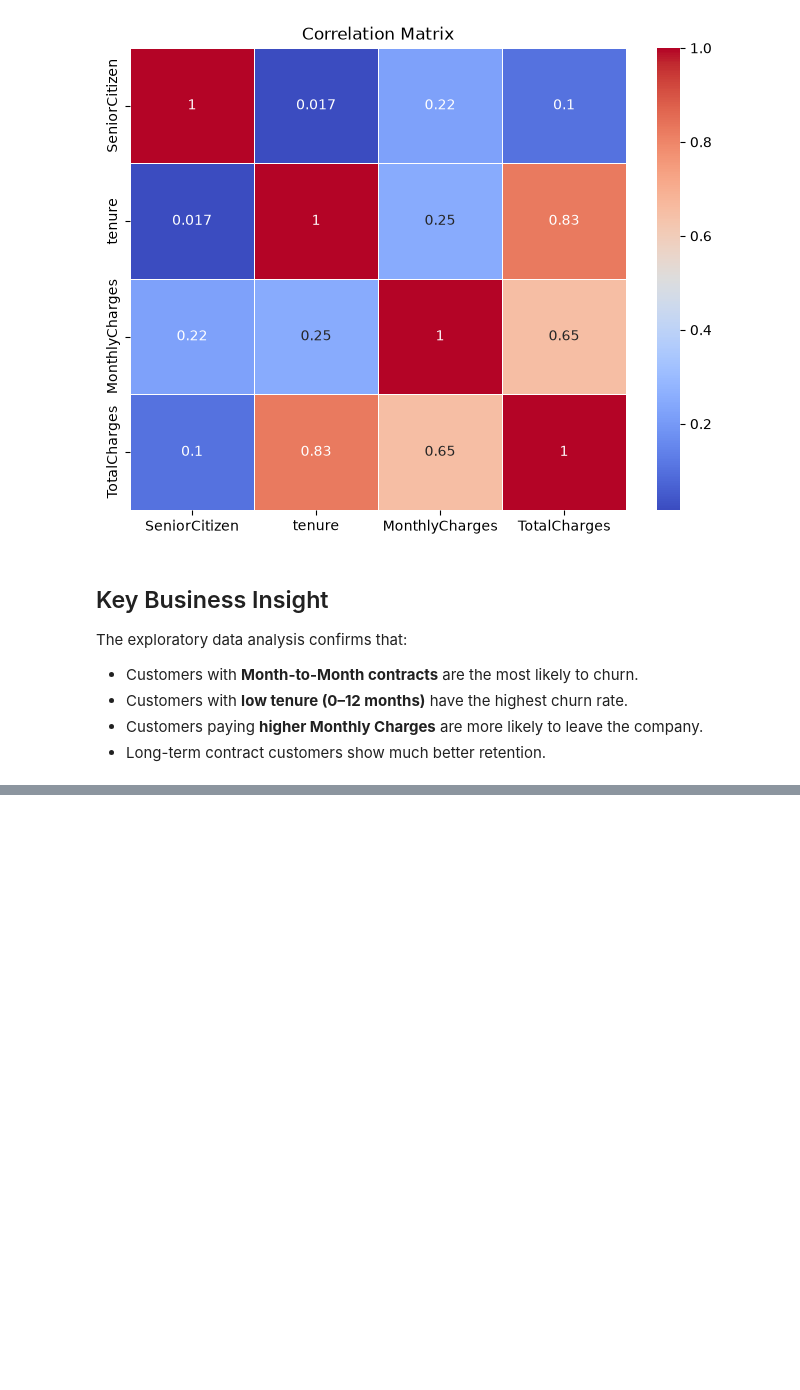
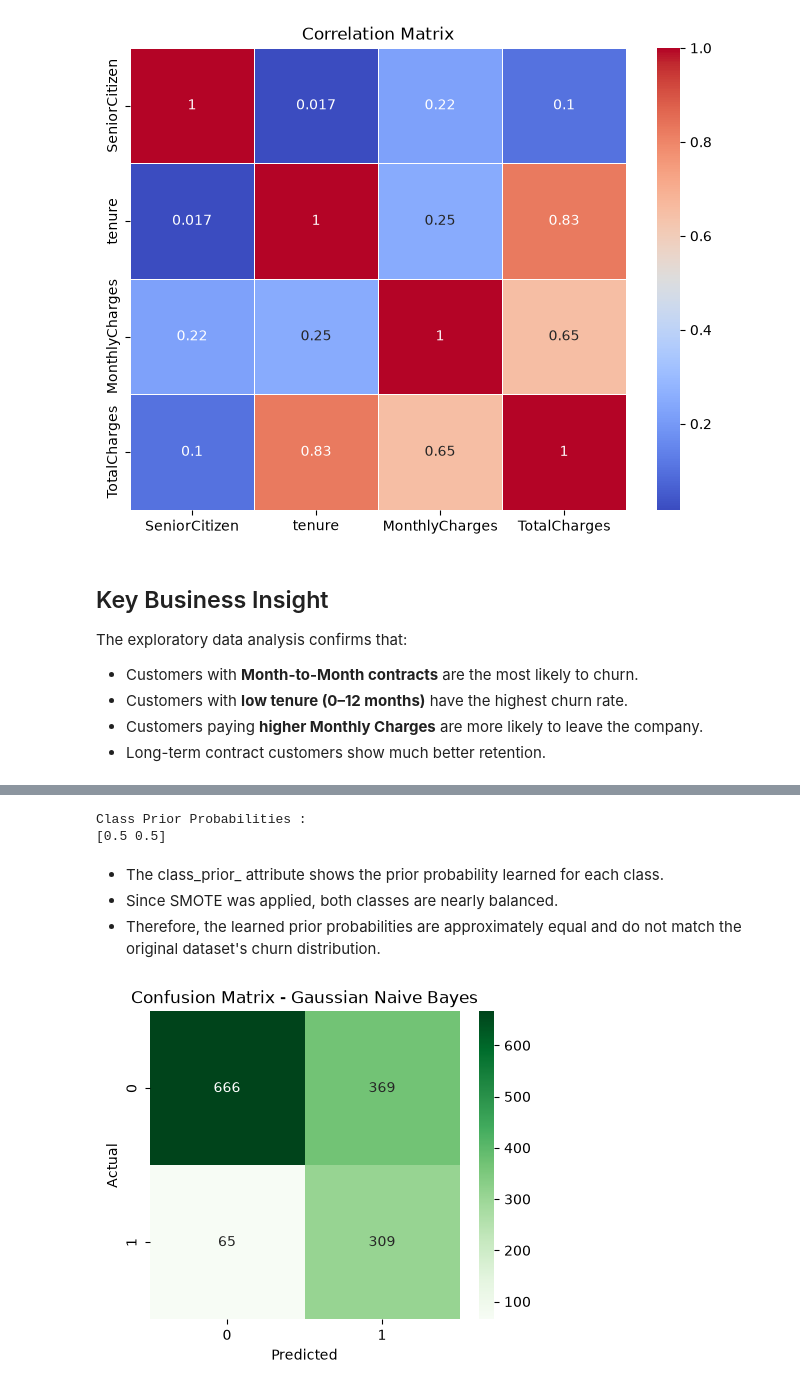
Before and after one commit to krisha12345819/telco-churn-supervised-learning, a Jupyter notebook: Customer_Churn_Prediction.ipynb, the cells around one changed output, grey strips where cells are left out. Saved outputs shown, nothing was run; the diff lists cells and outputs as text; code cells hidden in the pictures; blank space fills up the shorter version.

```diff
--- a/Customer_Churn_Prediction.ipynb
+++ b/Customer_Churn_Prediction.ipynb
@@ -461,0 +1022,19 @@ The exploratory data analysis confirms that:
+# %%
+# Train Gaussian Naive Bayes
+from sklearn.naive_bayes import GaussianNB
+
+nb = GaussianNB()
+
+nb.fit(X_train_smote, y_train_smote)
+
+y_pred_nb = nb.predict(X_test)
+y_prob_nb = nb.predict_proba(X_test)[:,1]
+
+print("Accuracy :", accuracy_score(y_test, y_pred_nb))
+print("Precision :", precision_score(y_test, y_pred_nb))
+print("Recall :", recall_score(y_test, y_pred_nb))
+print("F1 Score :", f1_score(y_test, y_pred_nb))
+print("ROC-AUC :", roc_auc_score(y_test, y_prob_nb))
+
+print("\nClassification Report\n")
+print(classification_report(y_test, y_pred_nb))
@@ -461,0 +1062,33 @@ The exploratory data analysis confirms that:
+# %%
+print("Class Prior Probabilities :")
+
+print(nb.class_prior_)
+# %% [output]
+Class Prior Probabilities :
+[0.5 0.5]
+# %% [markdown]
+- The class_prior_ attribute shows the prior probability learned for each class.
+- Since SMOTE was applied, both classes are nearly balanced.
+- Therefore, the learned prior probabilities are approximately equal and do not match the original dataset's churn distribution.
+# %%
+# Confusion Matrix
+cm = confusion_matrix(y_test, y_pred_nb)
+
+plt.figure(figsize=(5,4))
+
+sns.heatmap(
+    cm,
+    annot=True,
+    fmt="d",
+    cmap="Greens"
+)
+
+plt.title("Confusion Matrix - Gaussian Naive Bayes")
+
+plt.xlabel("Predicted")
+
+plt.ylabel("Actual")
+
+plt.show()
+# %% [output]
+[figure, added]
```
Also changed, not shown: parts of 117 cells of this notebook, 5 other files.
